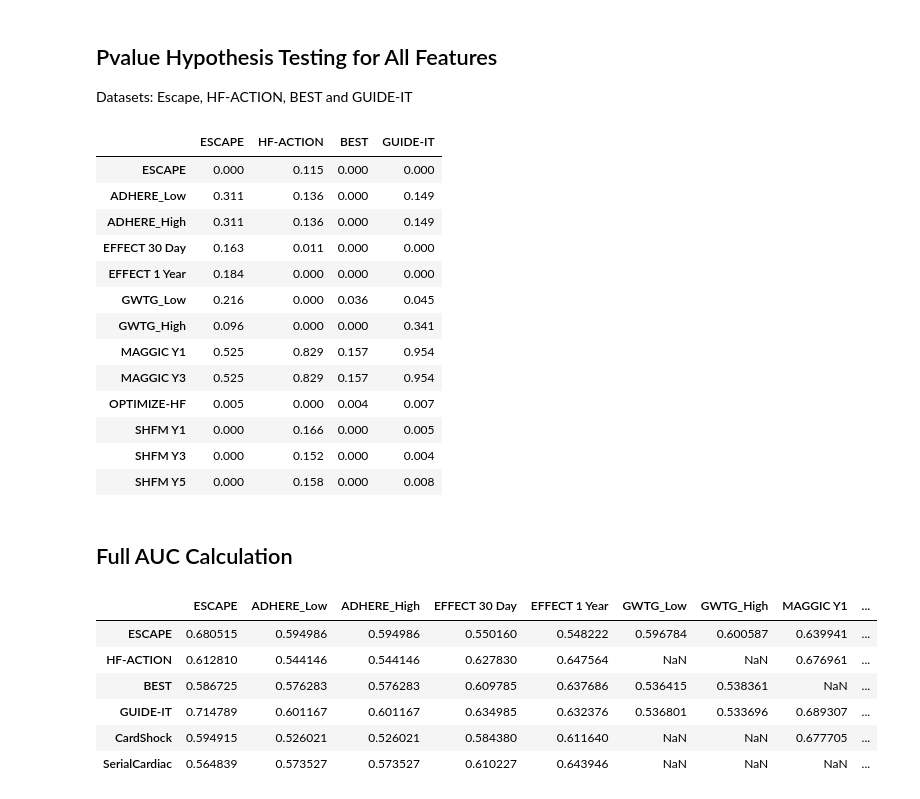
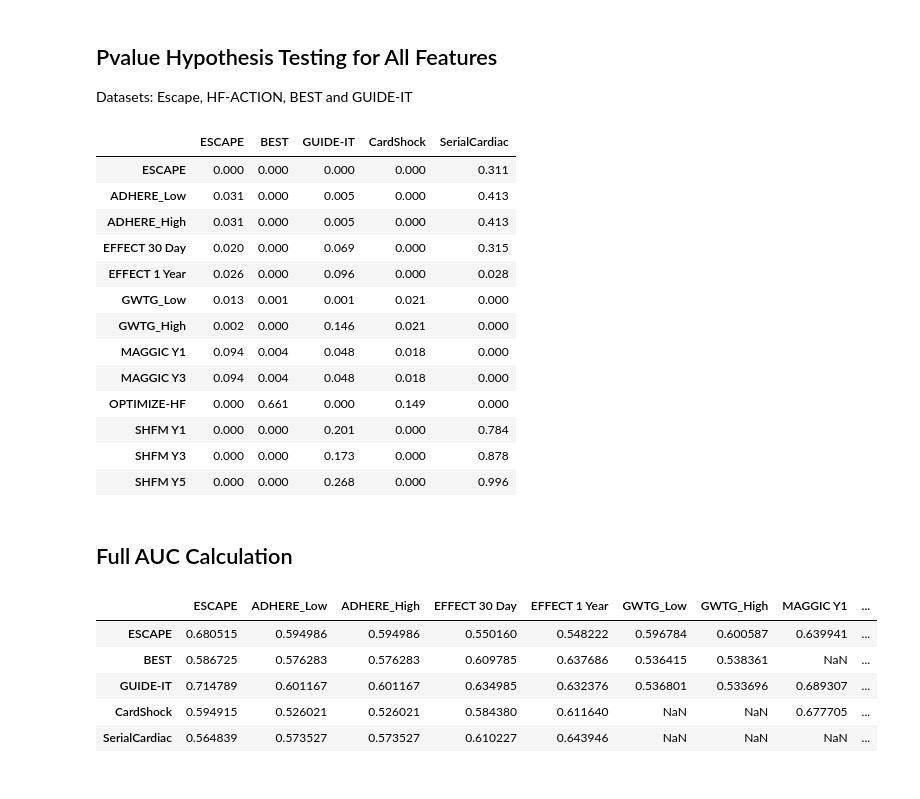
Before and after one commit to jozieLamp/CARNA, a Jupyter notebook: Risk Score Comparison/Compute Risk Score AUCs.ipynb, the cells around one changed output. Drawn from its saved outputs; the diff is of its cells as text; code cells hidden in the pictures.

```diff
--- a/Risk Score Comparison/Compute Risk Score AUCs.ipynb
+++ b/Risk Score Comparison/Compute Risk Score AUCs.ipynb
@@ -451,9 +464,12 @@ for i in range(len(datasets)):
     #do escape score first
     miniDF = escapeDF[['Real', 'CARNA', 'ESCAPE']]
     miniDF = miniDF.fillna(0)
-    aucs, delongcov, pvals = delong_roc_test(ground_truth=miniDF['Real'], predictions_one=miniDF['CARNA'], predictions_two=miniDF['ESCAPE'])
+#     aucs, delongcov, pvals = delong_roc_test(ground_truth=miniDF['Real'], predictions_one=miniDF['CARNA'], predictions_two=miniDF['ESCAPE'])
+    aucs, delongcov, pvals = delong_roc_test(ground_truth=miniDF['Real'], predictions_one=miniDF['ESCAPE'], predictions_two=miniDF['CARNA'])
+
     print("AUCs for CARNA + ESCAPE", ":", aucs)
     print("CARNA + ESCAPE", pvals[0][0])
+#     print("minidf", miniDF)
 
     lst.append(abs(pvals[0][0]))
 
@@ -462,6 +478,7 @@ for i in range(len(datasets)):
         miniDF = scoreDF[['Real', 'CARNA', s]]
 #         miniDF = miniDF.dropna()
         miniDF = miniDF.fillna(0)
+#         print("minidf", miniDF)
 
 
         if len(miniDF.index) == 0: #all NAN
@@ -469,7 +486,8 @@ for i in range(len(datasets)):
 #             print("CARNA +", s, ": NAN")
 
         else:
-            aucs, delongcov, pvals = delong_roc_test(ground_truth=miniDF['Real'], predictions_one=miniDF['CARNA'], predictions_two=miniDF[s])
+#             aucs, delongcov, pvals = delong_roc_test(ground_truth=miniDF['Real'], predictions_one=miniDF['CARNA'], predictions_two=miniDF[s])
+            aucs, delongcov, pvals = delong_roc_test(ground_truth=miniDF['Real'], predictions_one=miniDF[s], predictions_two=miniDF['CARNA'])
 #             print("CARNA +", s, ":", pvals[0][0])
 #             print("AUCs for CARNA + ", s, ":", aucs)
 
@@ -510,10 +528,10 @@ CARNA + ESCAPE 0.0
 ## Pvalue Hypothesis Testing for All Features
 Datasets: Escape, HF-ACTION, BEST and GUIDE-IT
 # %%
-datasets = ['ESCAPE','HF-ACTION', 'BEST', 'GUIDE-IT']
-labels = [escapeLabels, hfactionLabels, bestLabels, guideLabels]
-index = ['DEIDNUM', 'ID', 'ID', 'ID']
-carnaScores = [escapeAllScores, hfactionAllScores, bestAllScores, guideAllScores]
+datasets = ['ESCAPE','BEST', 'GUIDE-IT', 'CardShock', 'SerialCardiac']
+labels = [escapeLabels, bestLabels, guideLabels, cardShockLabels, serialLabels]
+index = ['DEIDNUM', 'ID', 'ID', 'ID', 'ID']
+carnaScores = [escapeAllScores, bestAllScores, guideAllScores, cardShockHemoScores, serialHemoScores]
 scoreList = ['ADHERE_Low', 'ADHERE_High', 'EFFECT 30 Day','EFFECT 1 Year','GWTG_Low', 'GWTG_High',
              'MAGGIC Y1', 'MAGGIC Y3', 'OPTIMIZE-HF', 'SHFM Y1', 'SHFM Y3', 'SHFM Y5']
 
@@ -533,53 +551,53 @@ for i in range(len(datasets)):
     lst.append(abs(pvals[0][0]))
 
     #do other scores
     for s in scoreList:
         miniDF = scoreDF[['Real', 'CARNA', s]]
 #         miniDF = miniDF.dropna()
         miniDF = miniDF.fillna(0)
 
         if len(miniDF.index) == 0: #all NAN
             lst.append(np.nan)
 #             print("CARNA +", s, ": NAN")
 
         else:
             aucs, delongcov, pvals = delong_roc_test(ground_truth=miniDF['Real'], predictions_one=miniDF['CARNA'], predictions_two=miniDF[s])
 #             print("CARNA +", s, ":", pvals[0][0])
 #             print("AUCs for CARNA + ", s, ":", aucs)
 
             lst.append(abs(pvals[0][0]))
 
     pLst.append(lst)
 
 
 
 cols = ['ESCAPE', 'ADHERE_Low', 'ADHERE_High', 'EFFECT 30 Day','EFFECT 1 Year','GWTG_Low', 'GWTG_High',
              'MAGGIC Y1', 'MAGGIC Y3', 'OPTIMIZE-HF', 'SHFM Y1', 'SHFM Y3', 'SHFM Y5']
 
 df = pd.DataFrame(pLst, columns=cols, index=datasets)
 df = df.round(3)
 df.T
 # %% [output]
-|  | ESCAPE | HF-ACTION | BEST | GUIDE-IT |
-| ESCAPE | 0.000 | 0.115 | 0.000 | 0.000 |
-| ADHERE_Low | 0.311 | 0.136 | 0.000 | 0.149 |
-| ADHERE_High | 0.311 | 0.136 | 0.000 | 0.149 |
-| EFFECT 30 Day | 0.163 | 0.011 | 0.000 | 0.000 |
-| EFFECT 1 Year | 0.184 | 0.000 | 0.000 | 0.000 |
-| GWTG_Low | 0.216 | 0.000 | 0.036 | 0.045 |
-| GWTG_High | 0.096 | 0.000 | 0.000 | 0.341 |
-| MAGGIC Y1 | 0.525 | 0.829 | 0.157 | 0.954 |
-| MAGGIC Y3 | 0.525 | 0.829 | 0.157 | 0.954 |
-| OPTIMIZE-HF | 0.005 | 0.000 | 0.004 | 0.007 |
-| SHFM Y1 | 0.000 | 0.166 | 0.000 | 0.005 |
-| SHFM Y3 | 0.000 | 0.152 | 0.000 | 0.004 |
-| SHFM Y5 | 0.000 | 0.158 | 0.000 | 0.008 |
+|  | ESCAPE | BEST | GUIDE-IT | CardShock | SerialCardiac |
+| ESCAPE | 0.000 | 0.000 | 0.000 | 0.000 | 0.311 |
+| ADHERE_Low | 0.031 | 0.000 | 0.005 | 0.000 | 0.413 |
+| ADHERE_High | 0.031 | 0.000 | 0.005 | 0.000 | 0.413 |
+| EFFECT 30 Day | 0.020 | 0.000 | 0.069 | 0.000 | 0.315 |
+| EFFECT 1 Year | 0.026 | 0.000 | 0.096 | 0.000 | 0.028 |
+| GWTG_Low | 0.013 | 0.001 | 0.001 | 0.021 | 0.000 |
+| GWTG_High | 0.002 | 0.000 | 0.146 | 0.021 | 0.000 |
+| MAGGIC Y1 | 0.094 | 0.004 | 0.048 | 0.018 | 0.000 |
+| MAGGIC Y3 | 0.094 | 0.004 | 0.048 | 0.018 | 0.000 |
+| OPTIMIZE-HF | 0.000 | 0.661 | 0.000 | 0.149 | 0.000 |
+| SHFM Y1 | 0.000 | 0.000 | 0.201 | 0.000 | 0.784 |
+| SHFM Y3 | 0.000 | 0.000 | 0.173 | 0.000 | 0.878 |
+| SHFM Y5 | 0.000 | 0.000 | 0.268 | 0.000 | 0.996 |
 # %% [markdown]
 ## Full AUC Calculation
 # %%
 #NOTE USING ROC CALC HERE!!
-datasets = ['ESCAPE','HF-ACTION', 'BEST', 'GUIDE-IT', 'CardShock', 'SerialCardiac']
-labels = [escapeLabels, hfactionLabels, bestLabels, guideLabels, cardShockLabels, serialLabels]
+datasets = ['ESCAPE', 'BEST', 'GUIDE-IT', 'CardShock', 'SerialCardiac']
+labels = [escapeLabels, bestLabels, guideLabels, cardShockLabels, serialLabels]
 index = ['DEIDNUM', 'ID', 'ID', 'ID','ID','ID']
 
 scoreList = ['ADHERE_Low', 'ADHERE_High', 'EFFECT 30 Day','EFFECT 1 Year','GWTG_Low', 'GWTG_High',
@@ -616,7 +634,6 @@ rocDF
 # %% [output]
 |  | ESCAPE | ADHERE_Low | ADHERE_High | EFFECT 30 Day | EFFECT 1 Year | GWTG_Low | GWTG_High | MAGGIC Y1 | ... |
 | ESCAPE | 0.680515 | 0.594986 | 0.594986 | 0.550160 | 0.548222 | 0.596784 | 0.600587 | 0.639941 | ... |
-| HF-ACTION | 0.612810 | 0.544146 | 0.544146 | 0.627830 | 0.647564 | NaN | NaN | 0.676961 | ... |
 | BEST | 0.586725 | 0.576283 | 0.576283 | 0.609785 | 0.637686 | 0.536415 | 0.538361 | NaN | ... |
 | GUIDE-IT | 0.714789 | 0.601167 | 0.601167 | 0.634985 | 0.632376 | 0.536801 | 0.533696 | 0.689307 | ... |
 | CardShock | 0.594915 | 0.526021 | 0.526021 | 0.584380 | 0.611640 | NaN | NaN | 0.677705 | ... |
```
Also changed, not shown: parts of 7 cells of this notebook, 5 other files.
